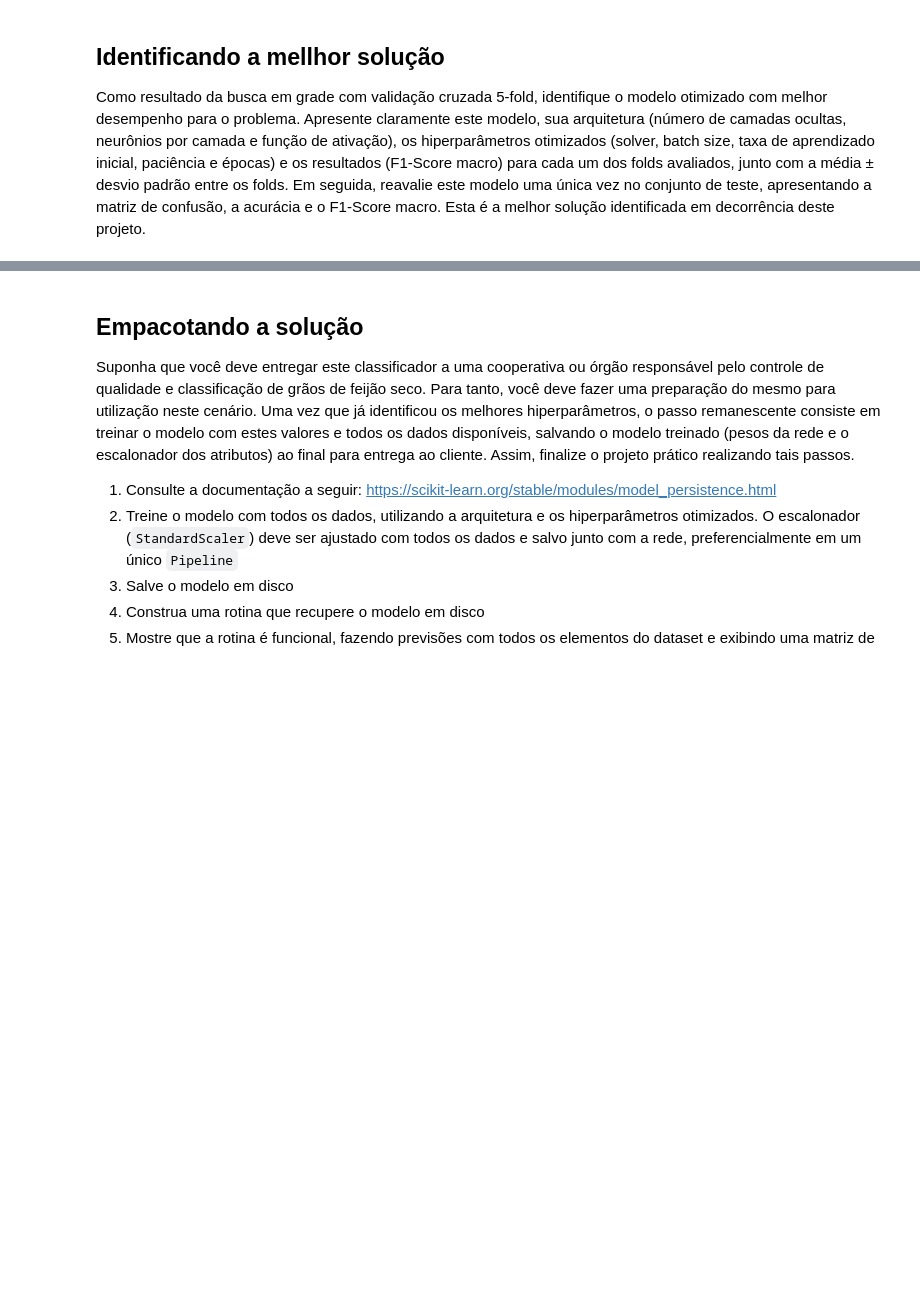
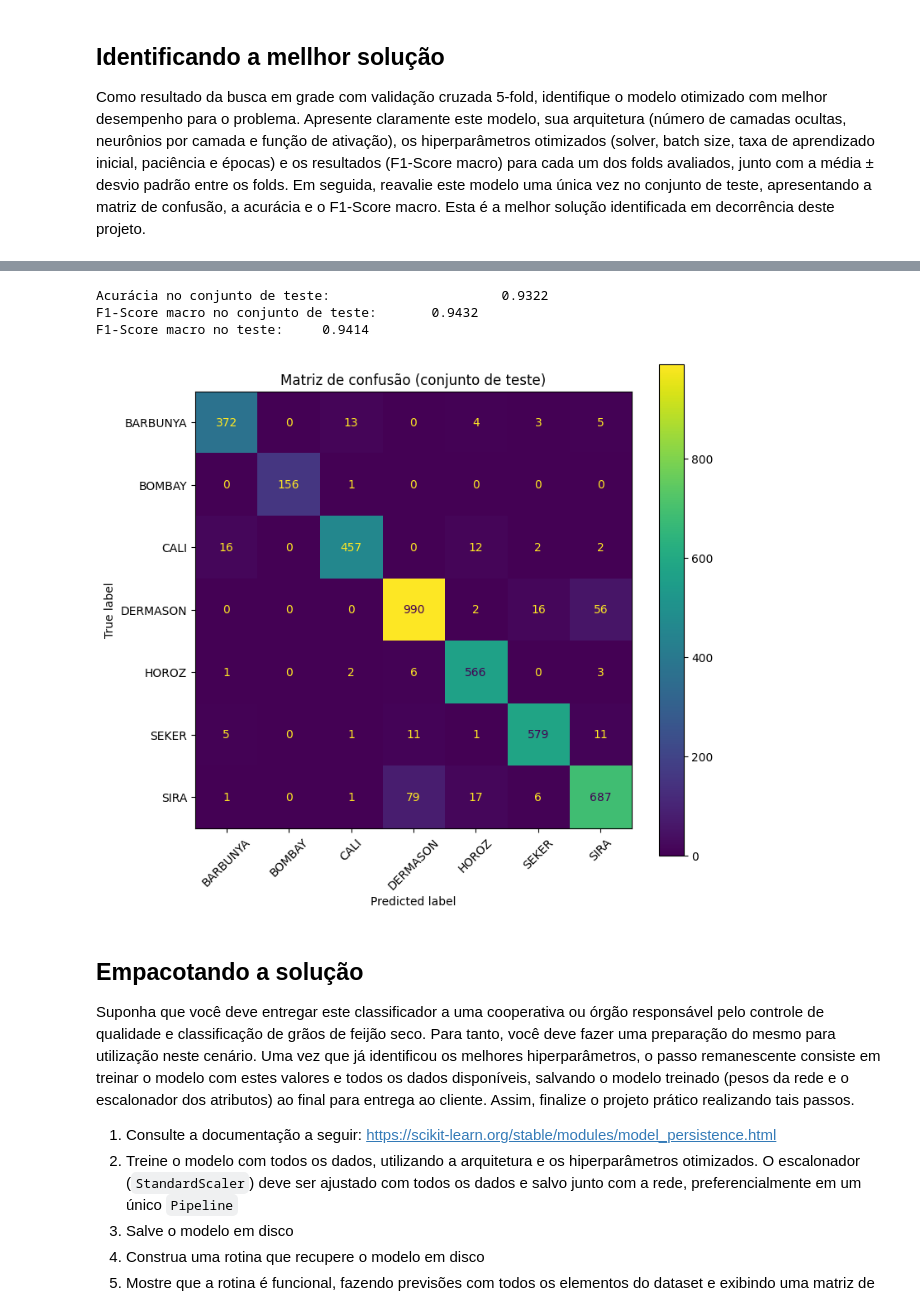
Before and after one commit to ViniciusCastroCoutinho/RNA_PP2.2, a Jupyter notebook: PP2_2_3_Validação_Cruzada_e_Busca_em_Grade.ipynb, the cells around one changed output, grey strips where cells are left out. Cells and saved outputs as stored; diff of their text form; code cells hidden in the pictures; blank space fills up the shorter version.

```diff
--- a/PP2_2_3_Validação_Cruzada_e_Busca_em_Grade.ipynb
+++ b/PP2_2_3_Validação_Cruzada_e_Busca_em_Grade.ipynb
@@ -186,3 +254,28 @@ Como resultado da busca em grade com validação cruzada 5-fold, identifique o m
+# %%
+best_model = grid_search.best_estimator_
+
+y_test_classes = y_test.argmax(axis=1)
+y_pred_classes = best_model.predict_proba(X_test).argmax(axis=1)
+
+acc = accuracy_score(y_test_classes, y_pred_classes)
+f1_macro = f1_score(y_test_classes, y_pred_classes, average="macro")
+f1_macro_cv = f1_score(y_test, best_model.predict(X_test), average="macro")
+
+print(f"Acurácia no conjunto de teste:                      {acc:.4f}")
+print(f"F1-Score macro no conjunto de teste:       {f1_macro:.4f}")
+print(f"F1-Score macro no teste:     {f1_macro_cv:.4f}")
+
+cm = confusion_matrix(y_test_classes, y_pred_classes, labels=range(len(lb.classes_)))
+fig, ax = plt.subplots(figsize=(8, 7))
+ConfusionMatrixDisplay(cm, display_labels=lb.classes_).plot(ax=ax, xticks_rotation=45)
+ax.set_title("Matriz de confusão (conjunto de teste)")
+plt.tight_layout()
+plt.show()
+# %% [output]
+Acurácia no conjunto de teste:                      0.9322
+F1-Score macro no conjunto de teste:       0.9432
+F1-Score macro no teste:     0.9414
+[figure, added]
 # %% [markdown]
 ## Empacotando a solução
 
```
Also changed, not shown: parts of 5 cells of this notebook.
